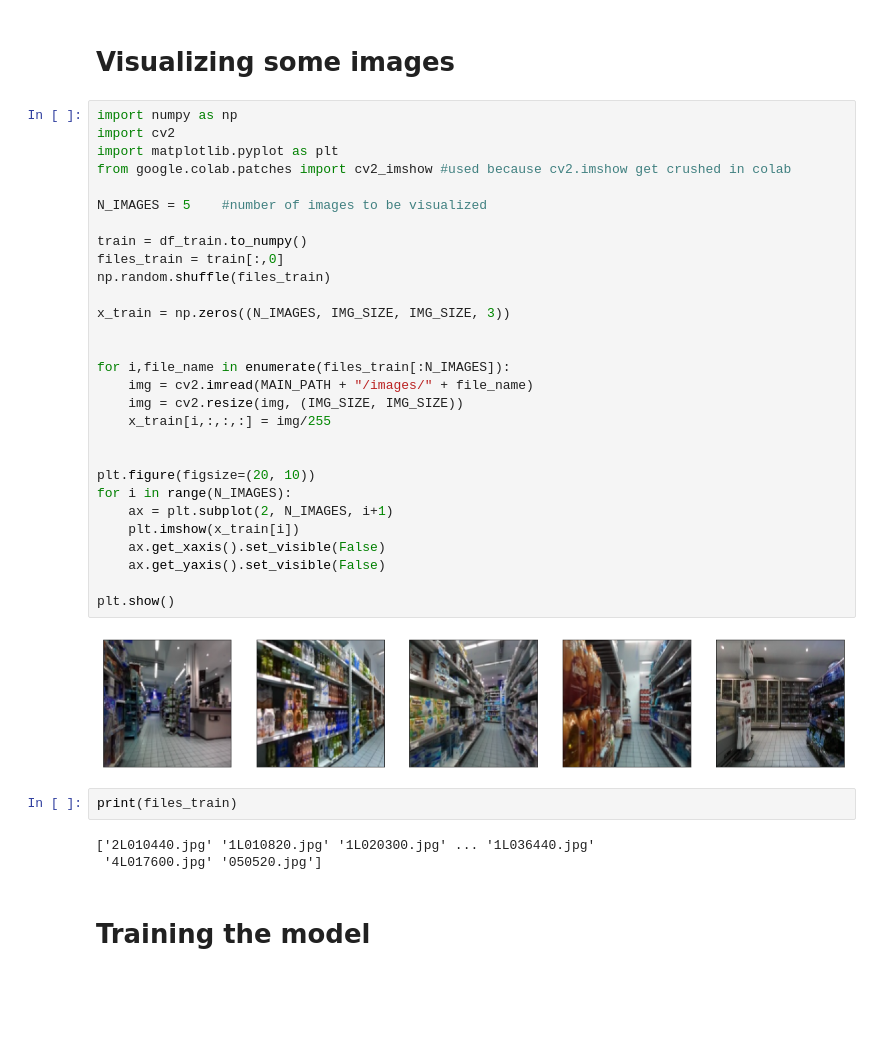
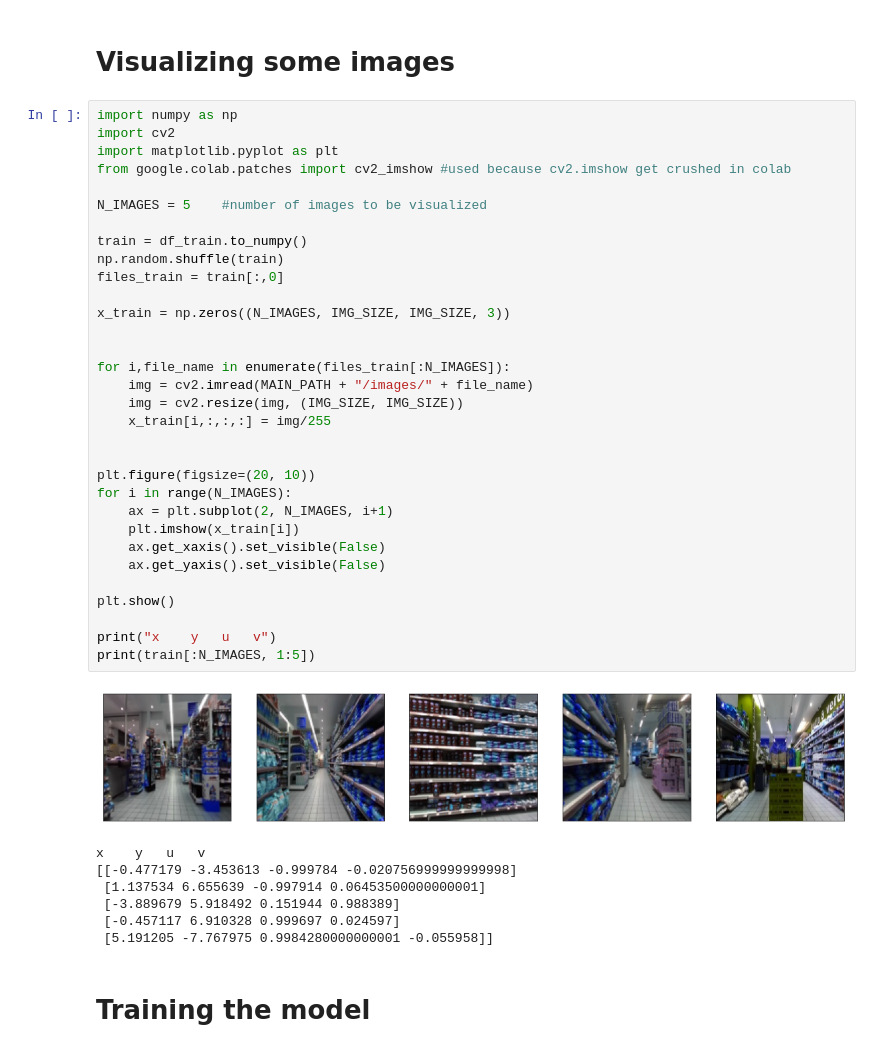
Before and after one commit to DanieleAngioni97/CV_Project, a Jupyter notebook: Localization.ipynb, the cells around one changed output. Saved outputs shown, nothing was run; the diff lists cells and outputs as text; blank space fills up the shorter version.

```diff
--- a/Localization.ipynb
+++ b/Localization.ipynb
@@ -68,39 +91,43 @@ print(df_validation.shape)
 # %%
 import numpy as np
 import cv2
 import matplotlib.pyplot as plt
 from google.colab.patches import cv2_imshow #used because cv2.imshow get crushed in colab
 
 N_IMAGES = 5    #number of images to be visualized
 
 train = df_train.to_numpy()
+np.random.shuffle(train)
 files_train = train[:,0]
-np.random.shuffle(files_train)
 
 x_train = np.zeros((N_IMAGES, IMG_SIZE, IMG_SIZE, 3))
 
 
 for i,file_name in enumerate(files_train[:N_IMAGES]):
     img = cv2.imread(MAIN_PATH + "/images/" + file_name)
     img = cv2.resize(img, (IMG_SIZE, IMG_SIZE))
     x_train[i,:,:,:] = img/255
 
 
 plt.figure(figsize=(20, 10))
 for i in range(N_IMAGES):
     ax = plt.subplot(2, N_IMAGES, i+1)
     plt.imshow(x_train[i])
     ax.get_xaxis().set_visible(False)
     ax.get_yaxis().set_visible(False)
 
 plt.show()
+
+print("x    y   u   v")
+print(train[:N_IMAGES, 1:5])
 # %% [output]
-[figure, old version]
+[figure, new version]
+x    y   u   v
+[[-0.477179 -3.453613 -0.999784 -0.020756999999999998]
+ [1.137534 6.655639 -0.997914 0.06453500000000001]
+ [-3.889679 5.918492 0.151944 0.988389]
+ [-0.457117 6.910328 0.999697 0.024597]
+ [5.191205 -7.767975 0.9984280000000001 -0.055958]]
-# %%
-print(files_train)
-# %% [output]
-['2L010440.jpg' '1L010820.jpg' '1L020300.jpg' ... '1L036440.jpg'
- '4L017600.jpg' '050520.jpg']
 # %% [markdown]
 # **Training the model**
 # %%
```
Also changed, not shown: parts of 11 cells of this notebook.
